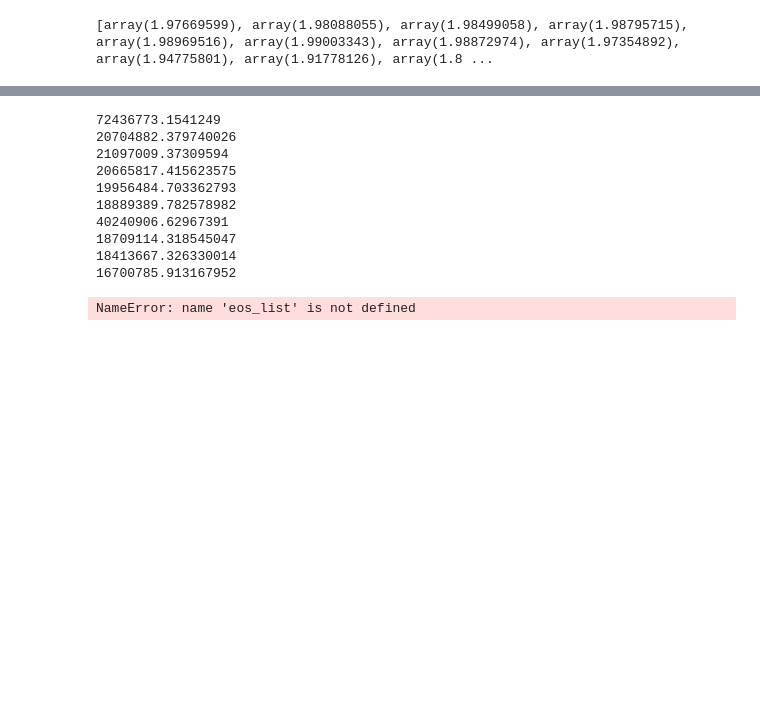
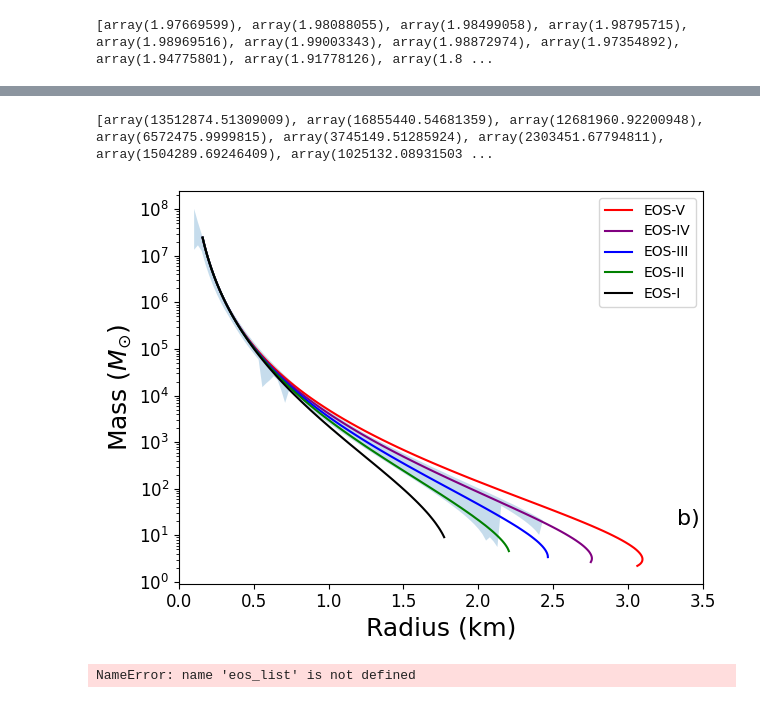
Before and after one commit to astro-man98/High_Density_Sound_Speed, a Jupyter notebook: EOS_Figures.ipynb, the cells around one changed output, grey strips where cells are left out. Cells and saved outputs as stored; diff of their text form; code cells hidden in the pictures; blank space fills up the shorter version.

```diff
--- a/EOS_Figures.ipynb
+++ b/EOS_Figures.ipynb
@@ -450,23 +450,69 @@ for r in r_mesh:
         M_max.append(max(M_list))
         M_min.append(min(M_list))
 # %%
-max_lambda = []
-min_lambda = []
+lambda_max = []
+lambda_min = []
+
+lambda_max_eos = {}
+lambda_min_eos = {}
+
+lambda_interp_eos = {}
 
 for eos in eos_colors.keys():
+
+    i_stop = 90
     lambda_data = np.loadtxt(f'./Figure_Data/EOS/lambda/{eos}_lambda.txt')
-    i_stop = 90
-    l = lambda_data[1,:i_stop]
-    min_lambda.append(min(l))
-    max_lambda.append(max(l))
+    lambda_max_eos[eos] = max(lambda_data[:i_stop,1])
+    lambda_min_eos[eos] = min(lambda_data[:i_stop,1])
+    lambda_interp_eos[eos] = interp1d(lambda_data[:,0],lambda_data[:,1],fill_value='extrapolate')
-# %% [output]
-72436773.1541249
-20704882.379740026
-21097009.37309594
-20665817.415623575
-19956484.703362793
-18889389.782578982
-40240906.62967391
-18709114.318545047
-18413667.326330014
-16700785.913167952
+# %%
+m_mesh = np.linspace(minimum_mass,maximum_mass,100)
+L_max = []
+L_min = []
+for m in m_mesh:
+    L_list = []
+    for eos in eos_colors:
+        if eos_max_mass[eos] >= m:
+            L_list.append(lambda_interp_eos[eos](m))
+    if len(L_list) == 0:
+        print('Empty')
+        print(m)
+        pass
+    else:
+        L_max.append(max(L_list))
+        L_min.append(min(L_list))
+# %%
+print(L_min)
+# %% [output]
+[array(13512874.51309009), array(16855440.54681359), array(12681960.92200948), array(6572475.9999815), array(3745149.51285924), array(2303451.67794811), array(1504289.69246409), array(1025132.08931503 ...
+# %%
+
+
+i_stop = 90
+
+lambda_fig,lambda_axes = plt.subplots(1)
+axes_label_fontsize = 18
+tick_label_fontsize = 12
+text_fontsize = 16
+
+# r_causailty = np.linspace(10,15,100)
+for model in RVSS_List:
+    lambda_data = np.loadtxt(f'./Figure_Data/EOS/lambda/{model}_lambda.txt')
+    M = lambda_data[:,0]
+    Lambda = lambda_data[:,1]
+    lambda_axes.plot(M,Lambda,label=f"EOS-{model}",color=RVSS_List[model][0])
+# plt.plot(r_causailty,m_causality,linestyle='--',color = 'black')
+lambda_axes.fill_between(m_mesh,L_min,L_max,alpha=0.25)
+
+lambda_axes.set_yscale('log')
+lambda_axes.legend()
+lambda_axes.set_ylabel(r'$\text{Mass }(M_{\odot})$',fontsize=axes_label_fontsize)
+lambda_axes.set_xlabel(r'Radius (km)',fontsize=axes_label_fontsize)
+lambda_axes.set_xlim([0,3.5])
+
+lambda_axes.text(0.95,0.15,'b)',transform=lambda_axes.transAxes,fontsize=text_fontsize)
+lambda_axes.tick_params(labelsize=tick_label_fontsize)
+lambda_fig.tight_layout()
+lambda_fig.savefig('./Figures/Final_Paper_Figs/Lambda_M_Alpha.pdf',format='pdf',dpi=300)
+# %% [output]
+[figure, added]
```
Also changed, not shown: parts of 2 cells of this notebook, 6 other files.
